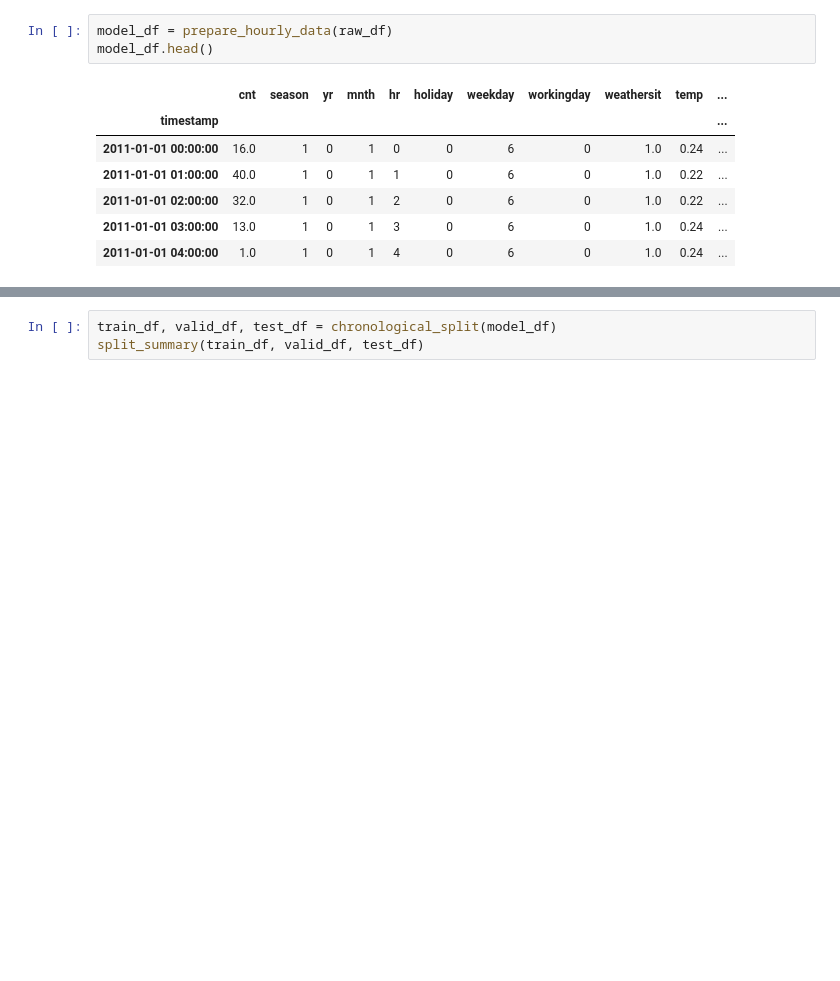
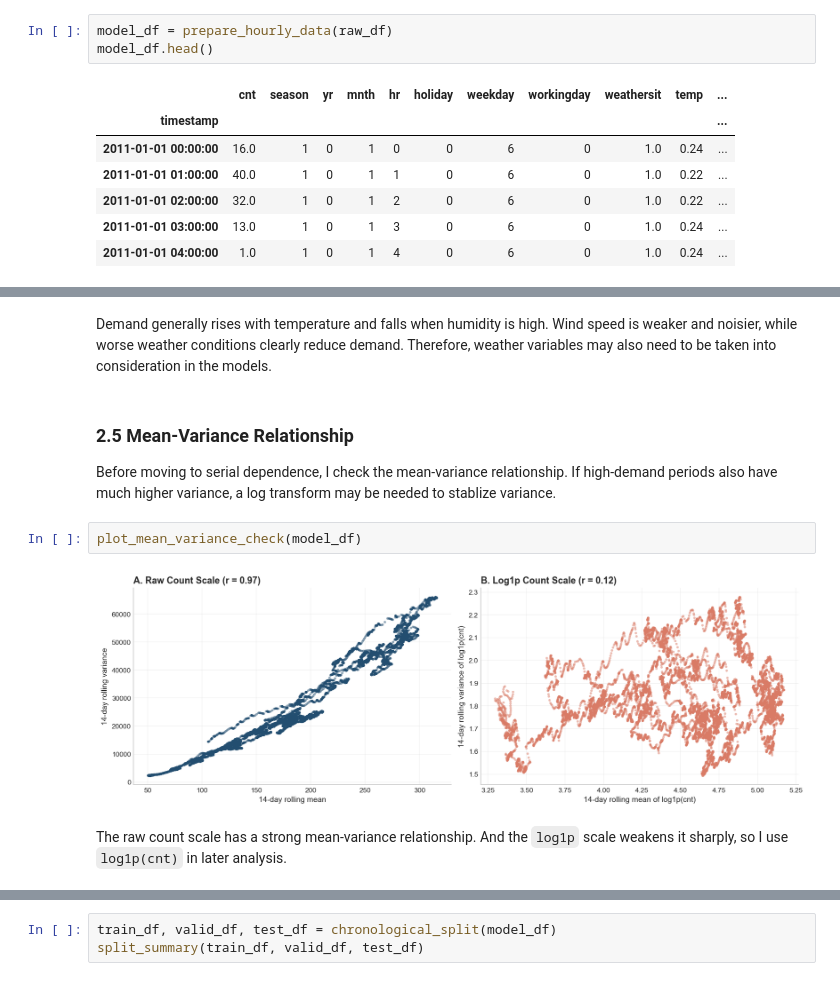
Before and after one commit to JoshuaRZC/bike-sharing-demand-forecasting, a Jupyter notebook: code/final_analysis.ipynb, the cells around one changed output, grey strips where cells are left out. Cells and saved outputs as stored; diff of their text form; blank space fills up the shorter version.

```diff
--- a/code/final_analysis.ipynb
+++ b/code/final_analysis.ipynb
@@ -103,0 +149,12 @@ workingday_summary, weather_corr
+# %% [markdown]
+Demand generally rises with temperature and falls when humidity is high. Wind speed is weaker and noisier, while worse weather conditions clearly reduce demand. Therefore, weather variables may also need to be taken into consideration in the models.
+# %% [markdown]
+### 2.5 Mean-Variance Relationship
+
+Before moving to serial dependence, I check the mean-variance relationship. If high-demand periods also have much higher variance, a log transform may be needed to stablize variance.
+# %%
+plot_mean_variance_check(model_df)
+# %% [output]
+[figure, added]
+# %% [markdown]
+The raw count scale has a strong mean-variance relationship. And the `log1p` scale weakens it sharply, so I use `log1p(cnt)` in later analysis.
```
Also changed, not shown: parts of 23 cells of this notebook, 1 other file.
